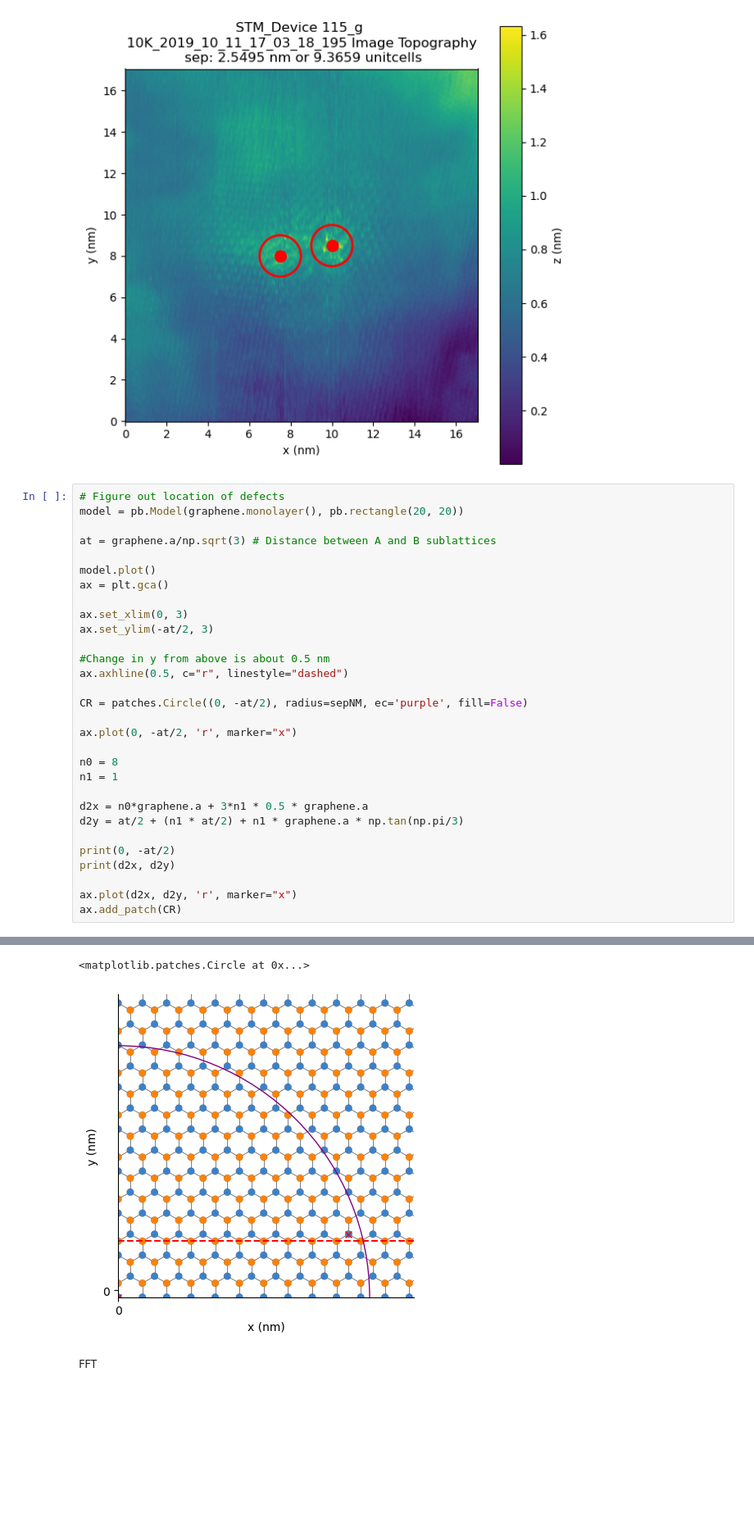
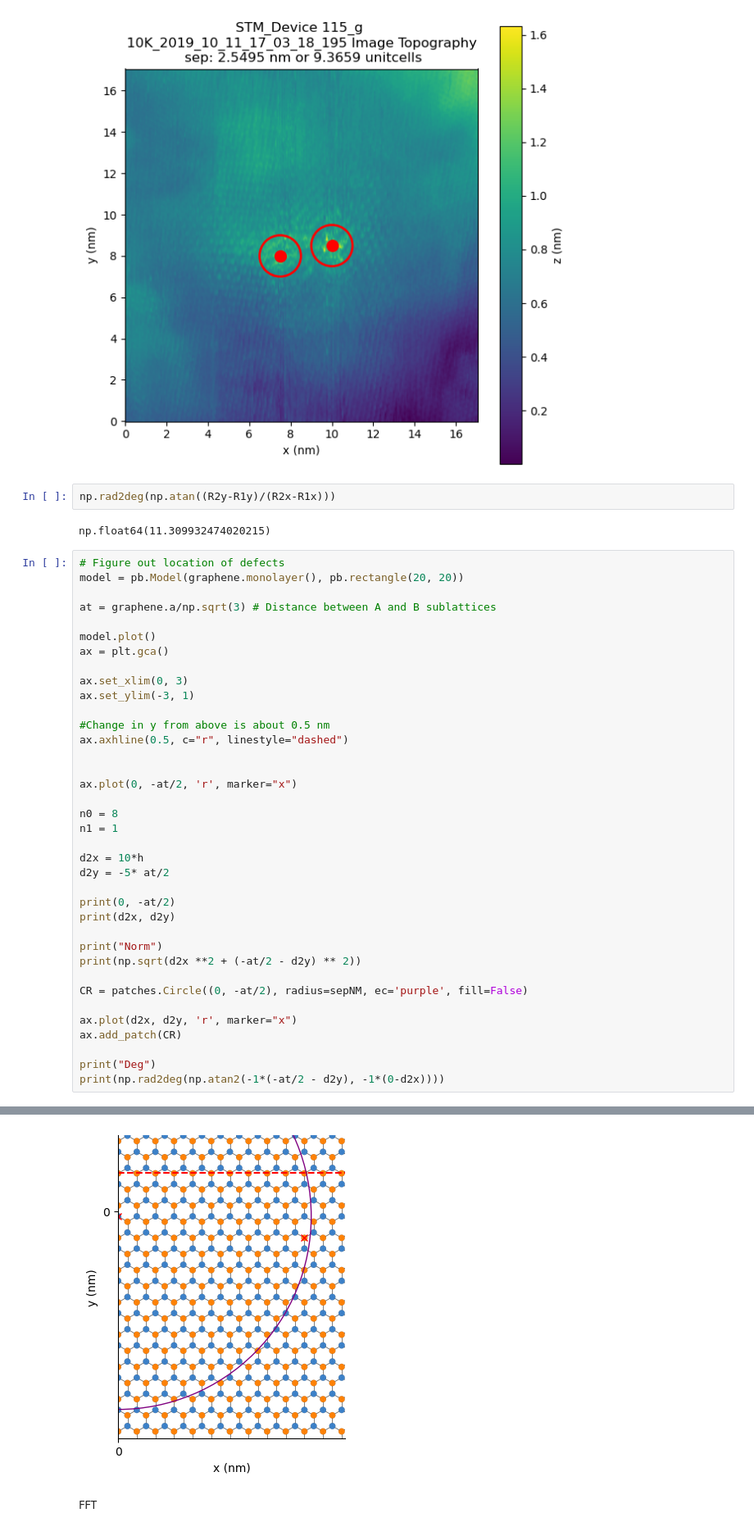
Before and after one commit to HollenLab/QPI-Scattering, a Jupyter notebook: ExperimentAnalysis/SampleAnalysis/195.ipynb, the cells around one changed output, grey strips where cells are left out. Shown at 82% size. Cells and saved outputs as stored; diff of their text form; blank space fills up the shorter version.

```diff
--- a/ExperimentAnalysis/SampleAnalysis/195.ipynb
+++ b/ExperimentAnalysis/SampleAnalysis/195.ipynb
@@ -80,6 +80,10 @@ f'\n sep: {sepNM:.4f} nm or {seph-1:.4f} unitcells')
 # %% [output]
 Text(0.5, 1.0, 'STM_Device 115_g \n10K_2019_10_11_17_03_18_195 Image Topography\n sep: 2.5495 nm or 9.3659 unitcells')
 [figure]
+# %%
+np.rad2deg(np.atan((R2y-R1y)/(R2x-R1x)))
+# %% [output]
+np.float64(11.309932474020215)
 # %%
 # Figure out location of defects
 model = pb.Model(graphene.monolayer(), pb.rectangle(20, 20))
@@ -90,25 +94,32 @@ model.plot()
 ax = plt.gca()
 
 ax.set_xlim(0, 3)
-ax.set_ylim(-at/2, 3)
+ax.set_ylim(-3, 1)
 
 #Change in y from above is about 0.5 nm
 ax.axhline(0.5, c="r", linestyle="dashed")
 
-CR = patches.Circle((0, -at/2), radius=sepNM, ec='purple', fill=False)
 
 ax.plot(0, -at/2, 'r', marker="x")
 
 n0 = 8
 n1 = 1
 
-d2x = n0*graphene.a + 3*n1 * 0.5 * graphene.a
-d2y = at/2 + (n1 * at/2) + n1 * graphene.a * np.tan(np.pi/3)
+d2x = 10*h
+d2y = -5* at/2
 
 print(0, -at/2)
 print(d2x, d2y)
 
+print("Norm")
+print(np.sqrt(d2x **2 + (-at/2 - d2y) ** 2))
+
+CR = patches.Circle((0, -at/2), radius=sepNM, ec='purple', fill=False)
+
 ax.plot(d2x, d2y, 'r', marker="x")
 ax.add_patch(CR)
+
+print("Deg")
+print(np.rad2deg(np.atan2(-1*(-at/2 - d2y), -1*(0-d2x))))
 # %% [output]
 0 -0.07099964935359424
@@ -116,5 +131,4 @@ ax.add_patch(CR)
-<matplotlib.patches.Circle at 0x...>
-[figure, old version]
+[figure, new version]
 # %% [markdown]
 FFT
 # %%
```
Also changed, not shown: parts of 2 cells of this notebook, 10 other files.
